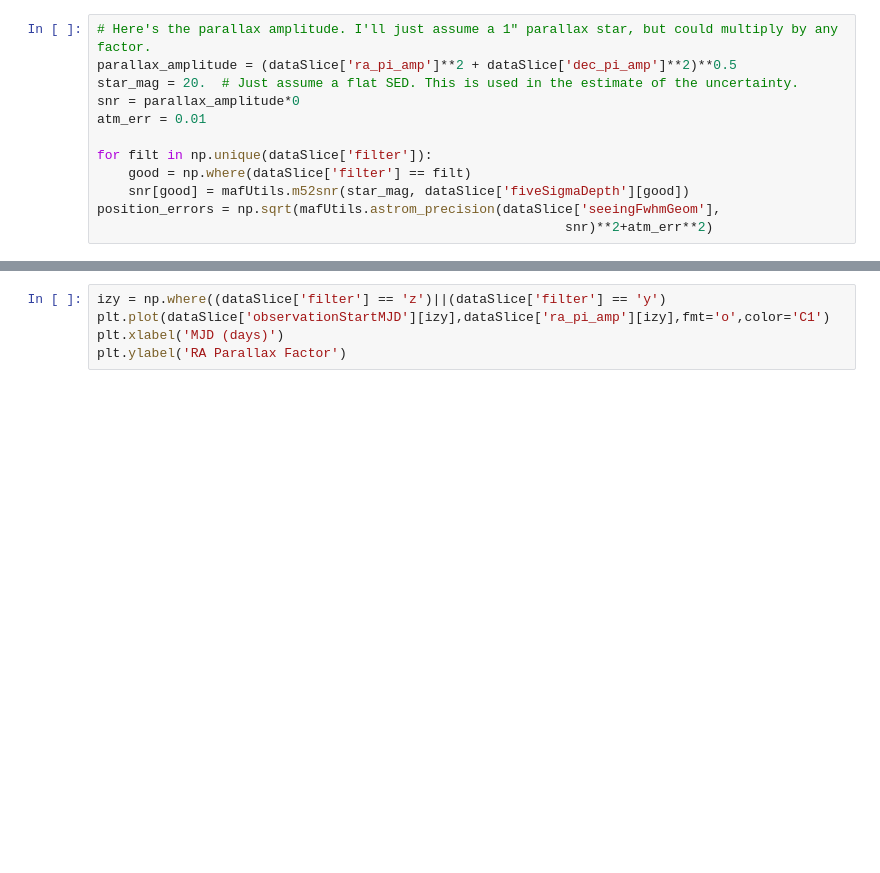
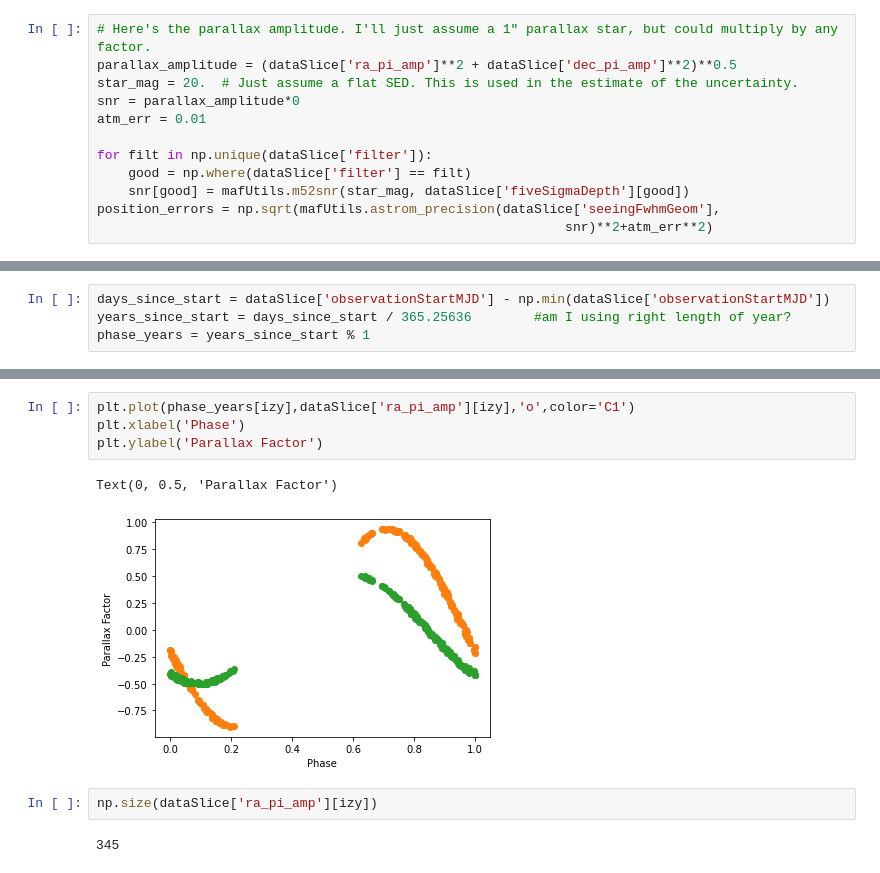
Before and after one commit to jgizis/LSST-BD-Cadence, a Jupyter notebook: parallax_plot_example.ipynb, the cells around one changed output, grey strips where cells are left out. Drawn from its saved outputs; the diff is of its cells as text; blank space fills up the shorter version.

```diff
--- a/parallax_plot_example.ipynb
+++ b/parallax_plot_example.ipynb
@@ -67,0 +93,4 @@ plt.ylabel('Parallax Amplitude (arcsec)')
+# %%
+days_since_start = dataSlice['observationStartMJD'] - np.min(dataSlice['observationStartMJD'])
+years_since_start = days_since_start / 365.25636        #am I using right length of year?
+phase_years = years_since_start % 1
@@ -68,5 +115,11 @@ plt.ylabel('Parallax Amplitude (arcsec)')
 # %%
-izy = np.where((dataSlice['filter'] == 'z')||(dataSlice['filter'] == 'y')
-plt.plot(dataSlice['observationStartMJD'][izy],dataSlice['ra_pi_amp'][izy],fmt='o',color='C1')
-plt.xlabel('MJD (days)')
-plt.ylabel('RA Parallax Factor')
+plt.plot(phase_years[izy],dataSlice['ra_pi_amp'][izy],'o',color='C1')
+plt.xlabel('Phase')
+plt.ylabel('Parallax Factor')
+# %% [output]
+Text(0, 0.5, 'Parallax Factor')
+[figure, added]
+# %%
+np.size(dataSlice['ra_pi_amp'][izy])
+# %% [output]
+345
```
Also changed, not shown: parts of 8 cells of this notebook, 1 other file.
